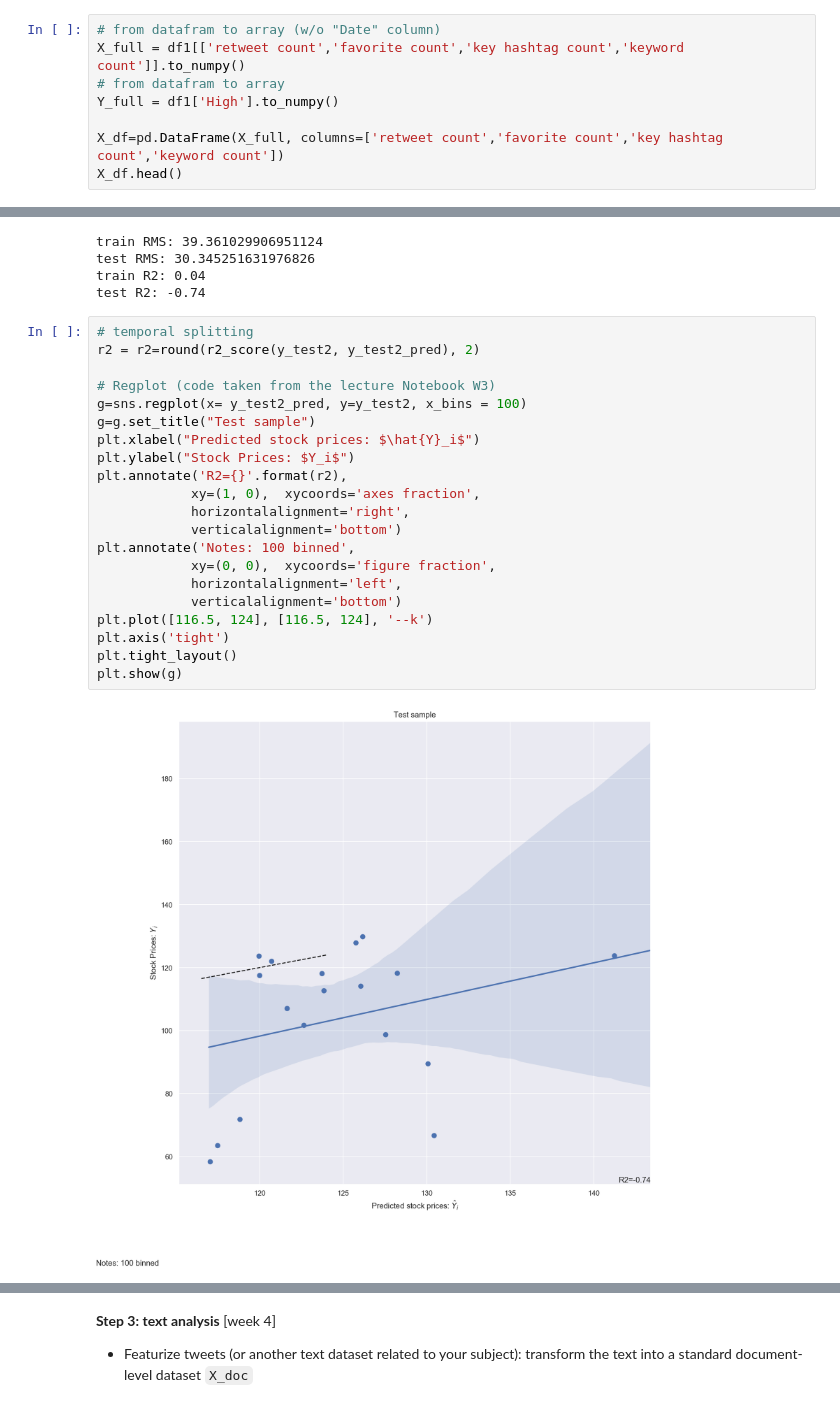
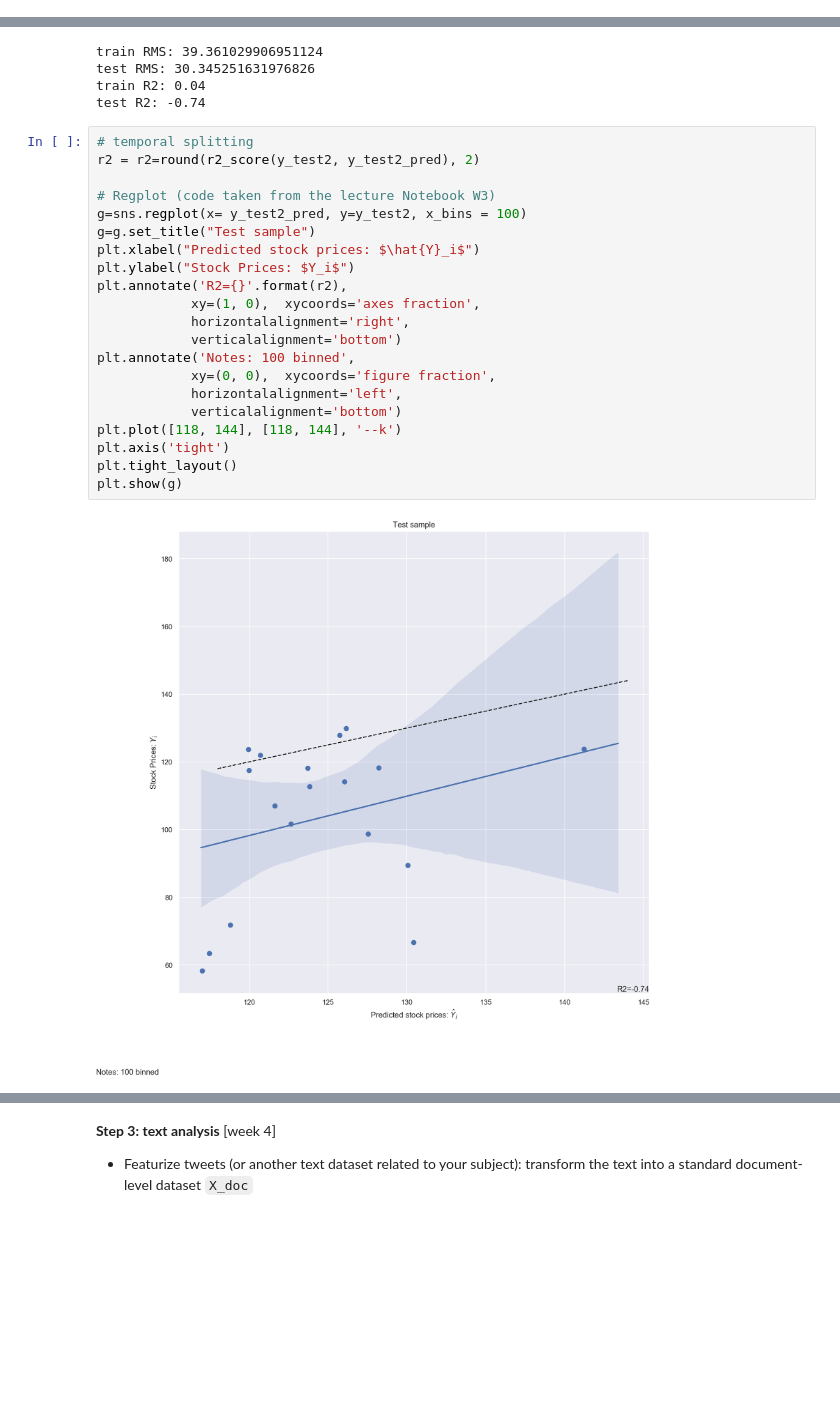
Before and after one commit to eckmanna/big_data_policy_2020, a Jupyter notebook: homeworks/hw1_eckmann.ipynb, the cells around one changed output, grey strips where cells are left out. Saved outputs shown, nothing was run; the diff lists cells and outputs as text; blank space fills up the shorter version.

```diff
--- a/homeworks/hw1_eckmann.ipynb
+++ b/homeworks/hw1_eckmann.ipynb
@@ -841,8 +823,0 @@ df1.shape
-# %%
-# from datafram to array (w/o "Date" column)
-X_full = df1[['retweet count','favorite count','key hashtag count','keyword count']].to_numpy()
-# from datafram to array
-Y_full = df1['High'].to_numpy()
-
-X_df=pd.DataFrame(X_full, columns=['retweet count','favorite count','key hashtag count','keyword count'])
-X_df.head()
@@ -1575,26 +1543,26 @@ test R2: -0.74
 # %%
 # temporal splitting
 r2 = r2=round(r2_score(y_test2, y_test2_pred), 2)
 
 # Regplot (code taken from the lecture Notebook W3)
 g=sns.regplot(x= y_test2_pred, y=y_test2, x_bins = 100)
 g=g.set_title("Test sample")
 plt.xlabel("Predicted stock prices: $\hat{Y}_i$")
 plt.ylabel("Stock Prices: $Y_i$")
 plt.annotate('R2={}'.format(r2),
             xy=(1, 0),  xycoords='axes fraction',
             horizontalalignment='right',
             verticalalignment='bottom')
 plt.annotate('Notes: 100 binned',
             xy=(0, 0),  xycoords='figure fraction',
             horizontalalignment='left',
             verticalalignment='bottom')
-plt.plot([116.5, 124], [116.5, 124], '--k')
+plt.plot([118, 144], [118, 144], '--k')
 plt.axis('tight')
 plt.tight_layout()
 plt.show(g)
 # %% [output]
-[figure, old version]
+[figure, new version]
 # %%
 #Let us plot how good given and predicted values match on the training data set (code taken from the lecture Notebook W3)
 plot_fit_quality(y_test2, y_test2_pred)
```
Also changed, not shown: parts of 52 cells of this notebook.
